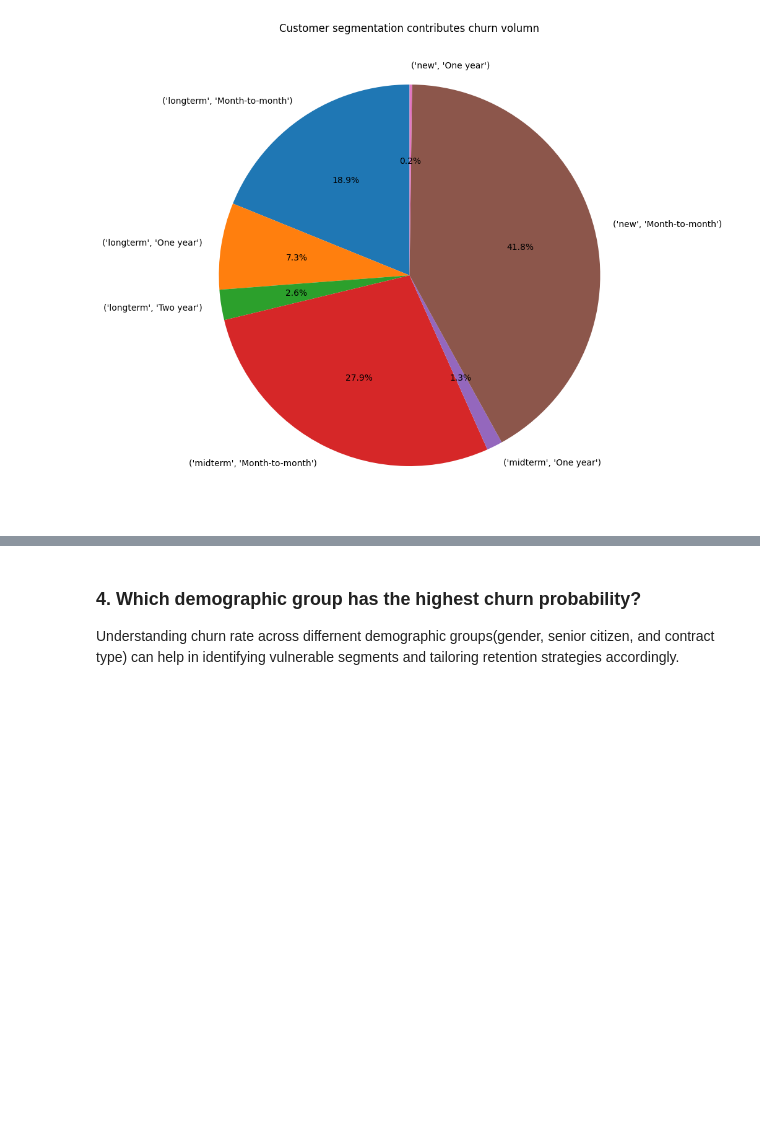
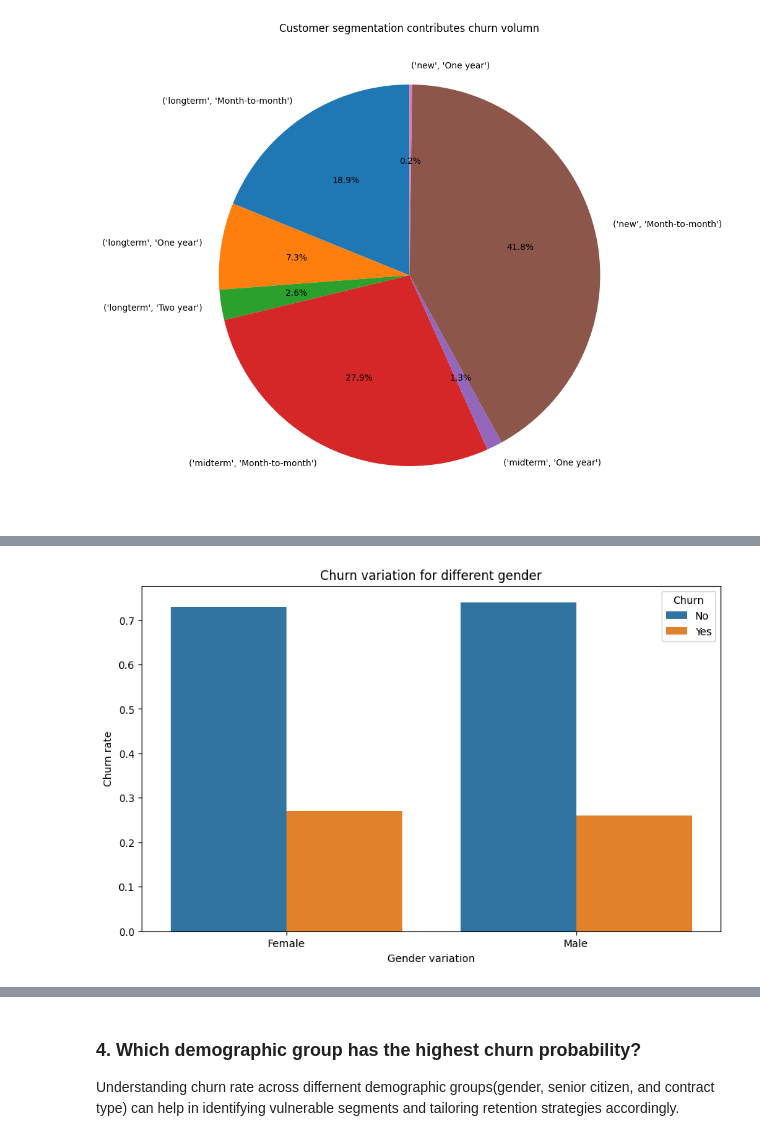
Before and after one commit to apabritamaity/data-analyst-portfolio, a Jupyter notebook: customer-churn-analysis/notebooks/03_EDA.ipynb, the cells around one changed output, grey strips where cells are left out. Saved outputs shown, nothing was run; the diff lists cells and outputs as text; code cells hidden in the pictures; blank space fills up the shorter version.

```diff
--- a/customer-churn-analysis/notebooks/03_EDA.ipynb
+++ b/customer-churn-analysis/notebooks/03_EDA.ipynb
@@ -244,0 +211,5 @@ plt.title('Customer segmentation contributes churn volumn');
+# %%
+## Churn variation by gender
+churn_variation_by_gender = df.groupby(['gender'])['Churn'].value_counts(normalize=True).round(2).to_frame()
+
+churn_variation_by_gender
@@ -244,0 +223,8 @@ plt.title('Customer segmentation contributes churn volumn');
+# %%
+plt.figure(figsize=(10,6))
+sns.barplot(data=churn_variation_by_gender, x='gender', y='proportion', hue='Churn')
+plt.xlabel("Gender variation")
+plt.ylabel("Churn rate")
+plt.title("Churn variation for different gender");
+# %% [output]
+[figure, added]
```
Also changed, not shown: parts of 23 cells of this notebook.
